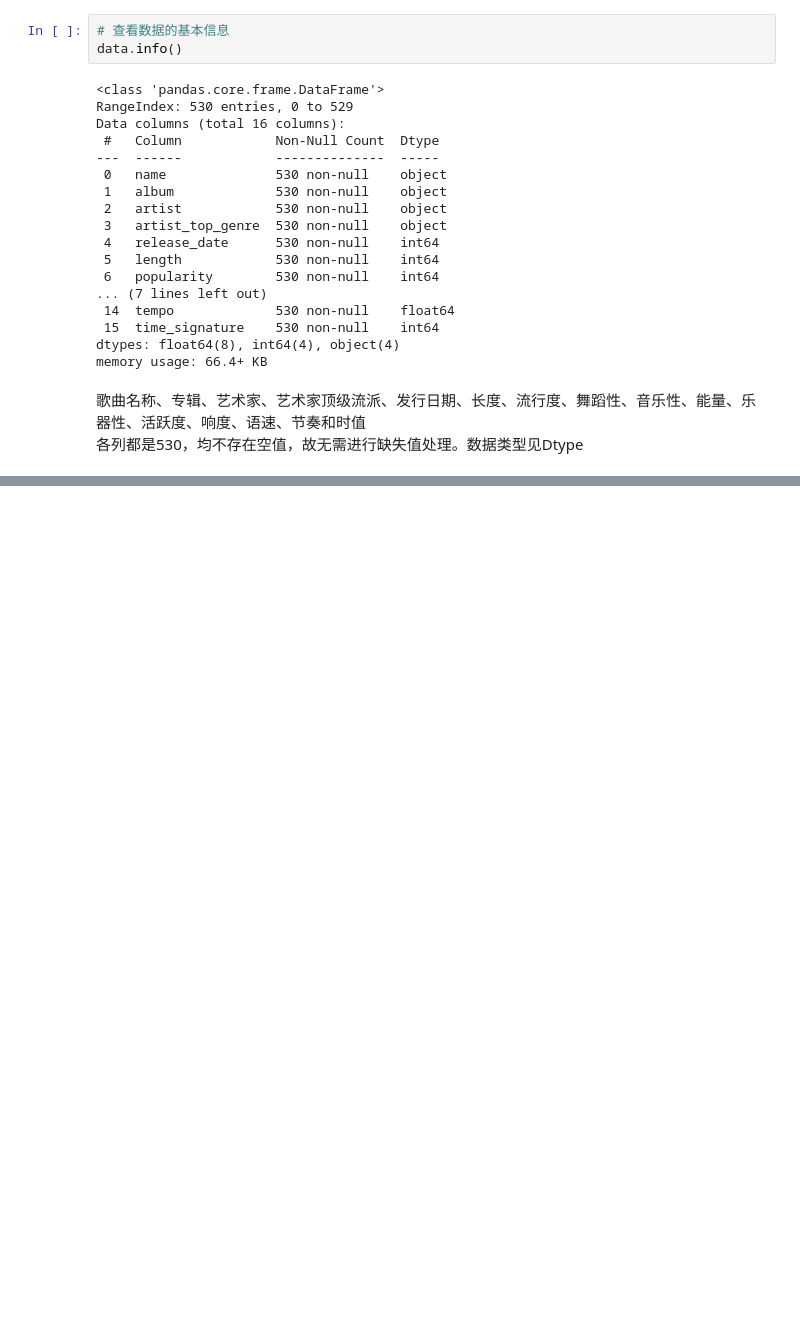
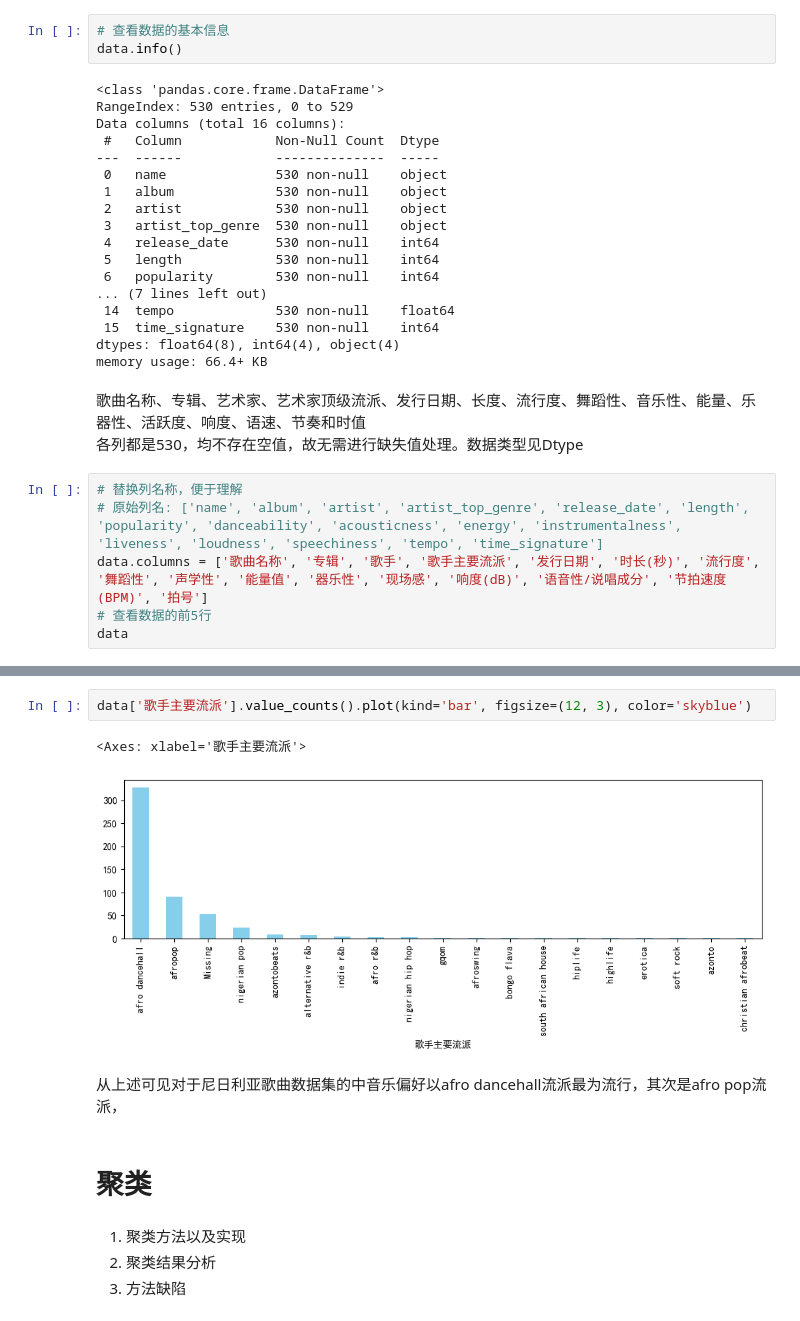
Before and after one commit to liushisi7/liushisi7_xiaoxueqi_renmeng, a Jupyter notebook: 作业一/test_6_23.ipynb, the cells around one changed output, grey strips where cells are left out. Saved outputs shown, nothing was run; the diff lists cells and outputs as text; blank space fills up the shorter version.

```diff
--- a/作业一/test_6_23.ipynb
+++ b/作业一/test_6_23.ipynb
@@ -53,3 +53,9 @@ memory usage: 66.4+ KB
 # %% [markdown]
 歌曲名称、专辑、艺术家、艺术家顶级流派、发行日期、长度、流行度、舞蹈性、音乐性、能量、乐器性、活跃度、响度、语速、节奏和时值
 各列都是530，均不存在空值，故无需进行缺失值处理。数据类型见Dtype
+# %%
+# 替换列名称，便于理解
+# 原始列名: ['name', 'album', 'artist', 'artist_top_genre', 'release_date', 'length', 'popularity', 'danceability', 'acousticness', 'energy', 'instrumentalness', 'liveness', 'loudness', 'speechiness', 'tempo', 'time_signature']
+data.columns = ['歌曲名称', '专辑', '歌手', '歌手主要流派', '发行日期', '时长(秒)', '流行度', '舞蹈性', '声学性', '能量值', '器乐性', '现场感', '响度(dB)', '语音性/说唱成分', '节拍速度(BPM)', '拍号']
+# 查看数据的前5行
+data
@@ -55,0 +97,13 @@ memory usage: 66.4+ KB
+# %%
+data['歌手主要流派'].value_counts().plot(kind='bar', figsize=(12, 3), color='skyblue')
+# %% [output]
+<Axes: xlabel='歌手主要流派'>
+[figure, added]
+# %% [markdown]
+从上述可见对于尼日利亚歌曲数据集的中音乐偏好以afro dancehall流派最为流行，其次是afro pop流派，
+# %% [markdown]
+# 聚类
+# %% [markdown]
+1. 聚类方法以及实现
+2. 聚类结果分析
+3. 方法缺陷
```
Also changed, not shown: parts of 2 cells of this notebook, 7 other files.
